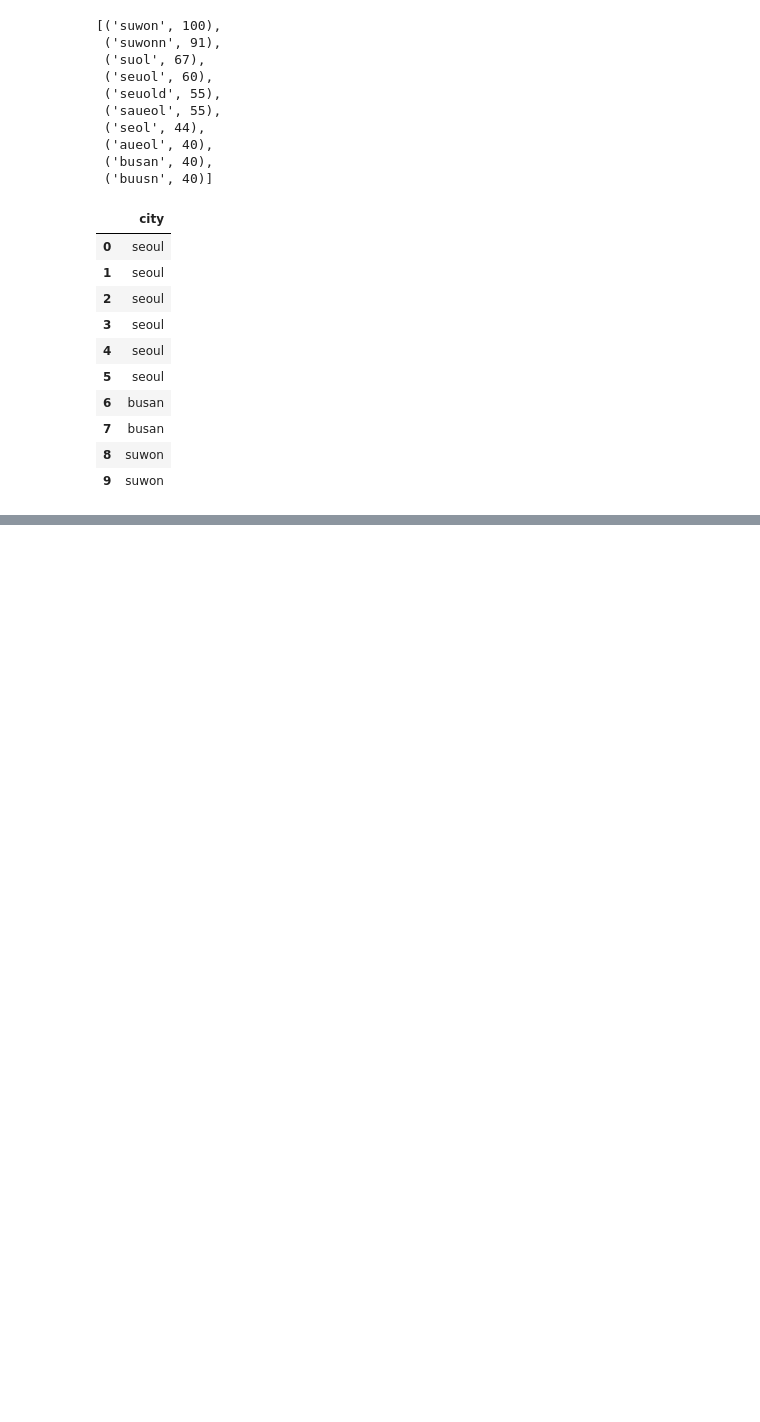
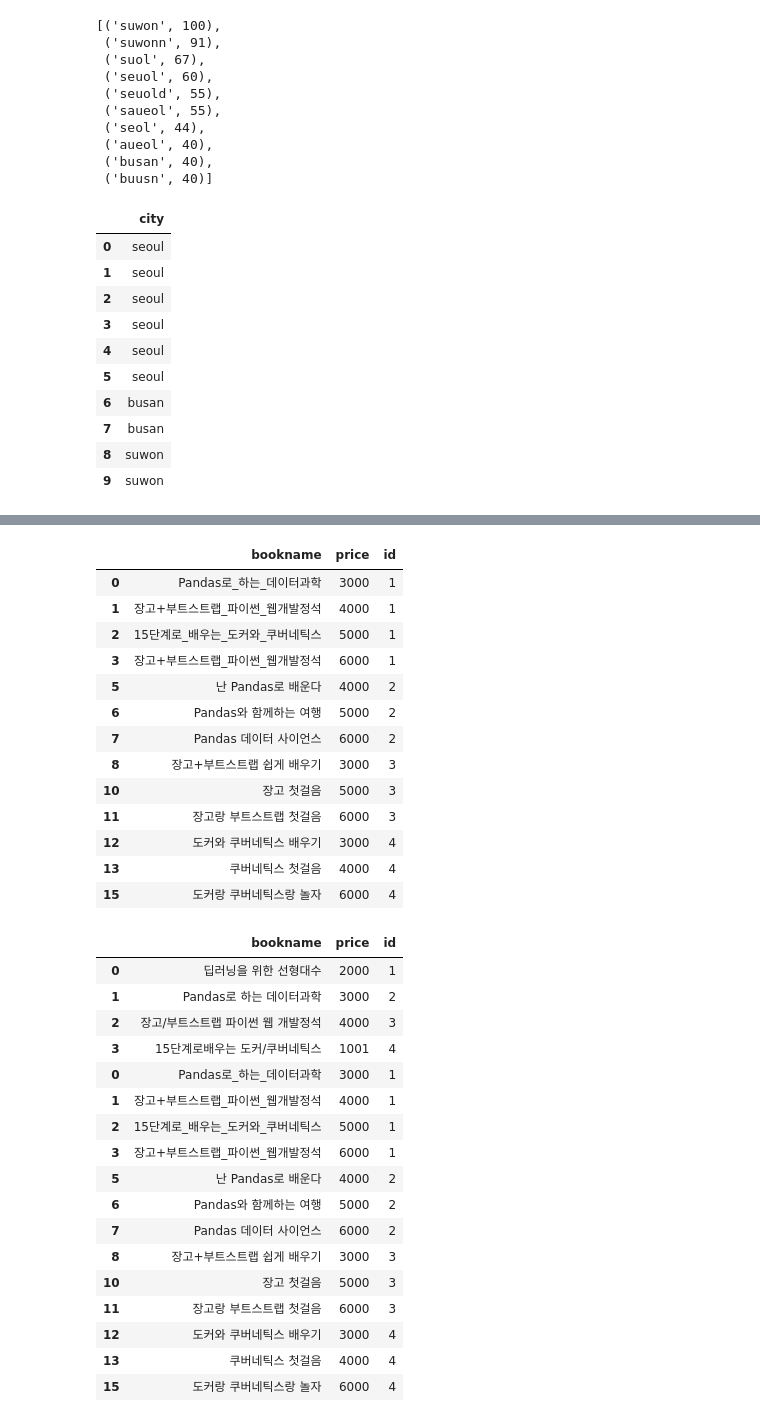
Before and after one commit to gabrielwithappy/python_study, a Jupyter notebook: Python_Basic.ipynb, the cells around one changed output, grey strips where cells are left out. Saved outputs shown, nothing was run; the diff lists cells and outputs as text; code cells hidden in the pictures; blank space fills up the shorter version.

Commit message:
recordlinkage

```diff
--- a/Python_Basic.ipynb
+++ b/Python_Basic.ipynb
@@ -1484,0 +1504,32 @@ display(df)
+# %%
+bookstore1 = pd.DataFrame({"bookname" : ['딥러닝을 위한 선형대수', 'Pandas로 하는 데이터과학', '장고/부트스트랩 파이썬 웹 개발정석','15단계로배우는 도커/쿠버네틱스'],
+                           "price" : [2000,3000,4000,1001],
+                           "id" : ['1', '2', '3', '4']}
+                          )
+bookstore2 = pd.DataFrame({"bookname" : ['Pandas로_하는_데이터과학','장고+부트스트랩_파이썬_웹개발정석', '15단계로_배우는_도커와_쿠버네틱스','장고+부트스트랩_파이썬_웹개발정석',\
+                                         'Pandas로_하는_데이터과학','난 Pandas로 배운다', 'Pandas와 함께하는 여행','Pandas 데이터 사이언스',\
+                                         '장고+부트스트랩 쉽게 배우기','장고+부트스트랩_파이썬_웹_개발정석', '장고 첫걸음','장고랑 부트스트랩 첫걸음',\
+                                         '도커와 쿠버네틱스 배우기', '쿠버네틱스 첫걸음', '15단계로배우는 도커와 쿠버네틱스','도커랑 쿠버네틱스랑 놀자',],
+                           "price" : [3000,4000,5000, 6000,\
+                                      3000,4000,5000, 6000,\
+                                      3000,4000,5000, 6000,\
+                                      3000,4000,5000, 6000],
+                           "id" : ['1', '1', '1', '1',\
+                                   '2', '2', '2', '2',\
+                                   '3', '3', '3', '3',\
+                                   '4', '4', '4', '4']})
+
+bookstore1 = bookstore1.astype('string')
+bookstore2 = bookstore2.astype('string')
+
+indexer = recordlinkage.Index()
+indexer.block('id')
+
+full_pairs = indexer.index(bookstore1, bookstore2)
+
+compare_cl = recordlinkage.Compare()
+compare_cl.exact('id', 'id', label='ID')
+compare_cl.string('bookname', 'bookname', threshold = 0.7, label='BOOKNAME')
+
+potential_matches =compare_cl.compute(full_pairs, bookstore1, bookstore2)
+print(potential_matches)
@@ -1484,0 +1554,12 @@ display(df)
+# %%
+matches = potential_matches[potential_matches.sum(axis=1) >=2]
+print(matches)
+
+duplicated_rows = matches.index.get_level_values(1)
+print(duplicated_rows)
+boostore2_without_dup = bookstore2[~bookstore2.index.isin(duplicated_rows)]
+display(boostore2_without_dup)
+
+boostore_all = bookstore1.append(boostore2_without_dup)
+display(boostore_all)
+# %% [output]
@@ -1484,0 +1571,32 @@ display(df)
+|  | bookname | price | id |
+| 0 | Pandas로_하는_데이터과학 | 3000 | 1 |
+| 1 | 장고+부트스트랩_파이썬_웹개발정석 | 4000 | 1 |
+| 2 | 15단계로_배우는_도커와_쿠버네틱스 | 5000 | 1 |
+| 3 | 장고+부트스트랩_파이썬_웹개발정석 | 6000 | 1 |
+| 5 | 난 Pandas로 배운다 | 4000 | 2 |
+| 6 | Pandas와 함께하는 여행 | 5000 | 2 |
+| 7 | Pandas 데이터 사이언스 | 6000 | 2 |
+| 8 | 장고+부트스트랩 쉽게 배우기 | 3000 | 3 |
+| 10 | 장고 첫걸음 | 5000 | 3 |
+| 11 | 장고랑 부트스트랩 첫걸음 | 6000 | 3 |
+| 12 | 도커와 쿠버네틱스 배우기 | 3000 | 4 |
+| 13 | 쿠버네틱스 첫걸음 | 4000 | 4 |
+| 15 | 도커랑 쿠버네틱스랑 놀자 | 6000 | 4 |
+|  | bookname | price | id |
+| 0 | 딥러닝을 위한 선형대수 | 2000 | 1 |
+| 1 | Pandas로 하는 데이터과학 | 3000 | 2 |
+| 2 | 장고/부트스트랩 파이썬 웹 개발정석 | 4000 | 3 |
+| 3 | 15단계로배우는 도커/쿠버네틱스 | 1001 | 4 |
+| 0 | Pandas로_하는_데이터과학 | 3000 | 1 |
+| 1 | 장고+부트스트랩_파이썬_웹개발정석 | 4000 | 1 |
+| 2 | 15단계로_배우는_도커와_쿠버네틱스 | 5000 | 1 |
+| 3 | 장고+부트스트랩_파이썬_웹개발정석 | 6000 | 1 |
+| 5 | 난 Pandas로 배운다 | 4000 | 2 |
+| 6 | Pandas와 함께하는 여행 | 5000 | 2 |
+| 7 | Pandas 데이터 사이언스 | 6000 | 2 |
+| 8 | 장고+부트스트랩 쉽게 배우기 | 3000 | 3 |
+| 10 | 장고 첫걸음 | 5000 | 3 |
+| 11 | 장고랑 부트스트랩 첫걸음 | 6000 | 3 |
+| 12 | 도커와 쿠버네틱스 배우기 | 3000 | 4 |
+| 13 | 쿠버네틱스 첫걸음 | 4000 | 4 |
+| 15 | 도커랑 쿠버네틱스랑 놀자 | 6000 | 4 |
```
Also changed, not shown: parts of 4 cells of this notebook.
